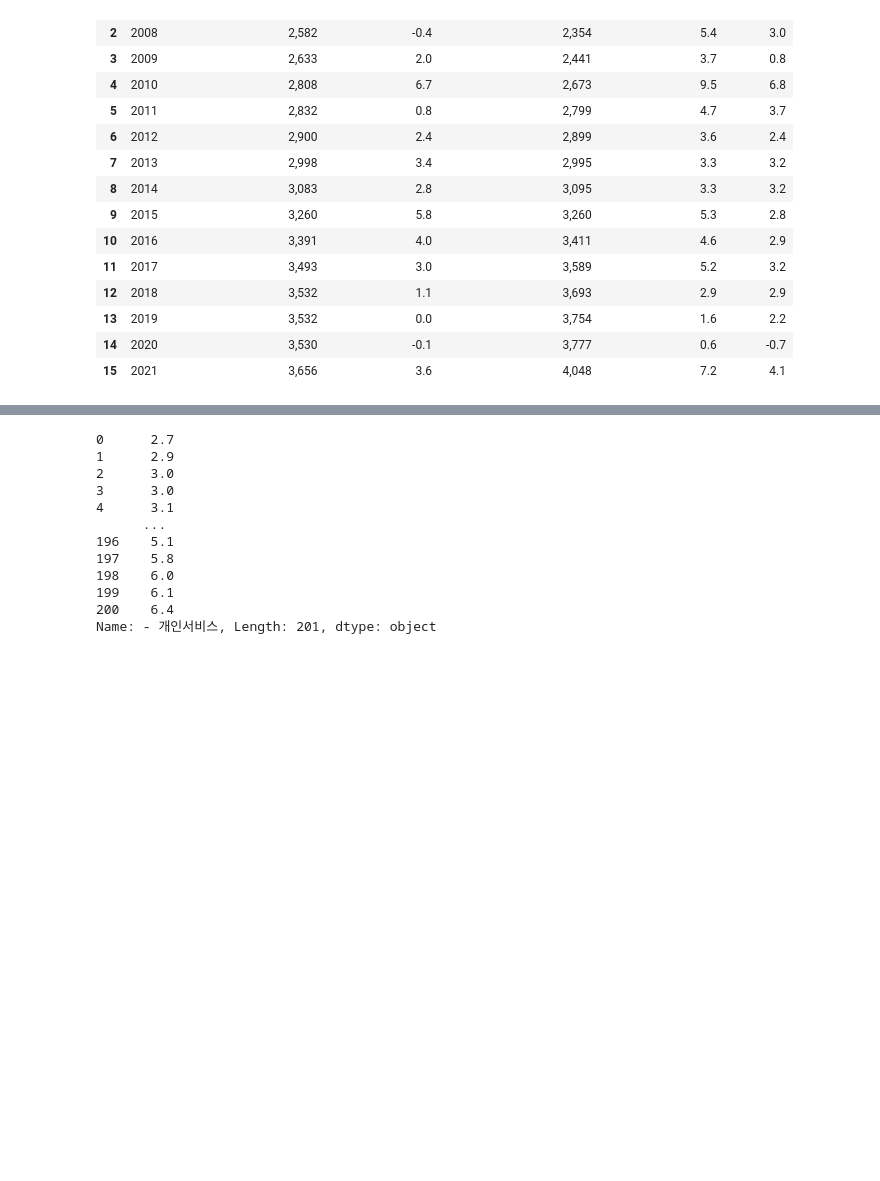
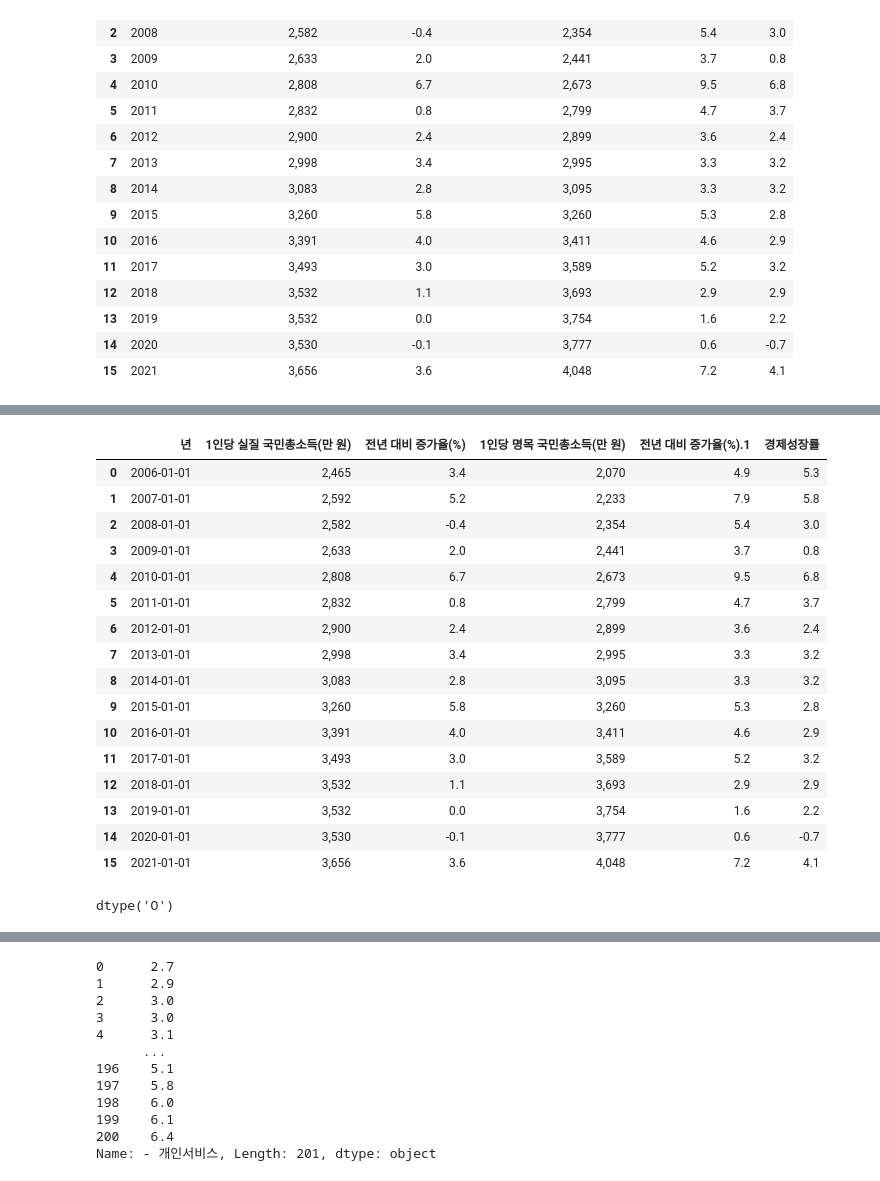
Before and after one commit to Ohjinseo2022/Showmeeverything, a Jupyter notebook: 시각화프로젝트전처리.ipynb, the cells around one changed output, grey strips where cells are left out. Cells and saved outputs as stored; diff of their text form; code cells hidden in the pictures; blank space fills up the shorter version.

```diff
--- a/시각화프로젝트전처리.ipynb
+++ b/시각화프로젝트전처리.ipynb
@@ -412,0 +416,6 @@ result.to_csv("/content/drive/MyDrive/시각화프로젝
+# %%
+file0 = pd.read_csv(forder_name+files[0])
+
+for i in range(file0['년'].count()):
+  file0['년'][i] = str(file0['년'][i])+"-01-01"
+file0.to_csv("/content/drive/MyDrive/시각화프로젝트/실질GDP_경제성장률.csv",index=False,encoding = 'utf-8')
@@ -412,0 +431,24 @@ result.to_csv("/content/drive/MyDrive/시각화프로젝
+# %%
+file0
+# %% [output]
+|  | 년 | 1인당 실질 국민총소득(만 원) | 전년 대비 증가율(%) | 1인당 명목 국민총소득(만 원) | 전년 대비 증가율(%).1 | 경제성장률 |
+| 0 | 2006-01-01 | 2,465 | 3.4 | 2,070 | 4.9 | 5.3 |
+| 1 | 2007-01-01 | 2,592 | 5.2 | 2,233 | 7.9 | 5.8 |
+| 2 | 2008-01-01 | 2,582 | -0.4 | 2,354 | 5.4 | 3.0 |
+| 3 | 2009-01-01 | 2,633 | 2.0 | 2,441 | 3.7 | 0.8 |
+| 4 | 2010-01-01 | 2,808 | 6.7 | 2,673 | 9.5 | 6.8 |
+| 5 | 2011-01-01 | 2,832 | 0.8 | 2,799 | 4.7 | 3.7 |
+| 6 | 2012-01-01 | 2,900 | 2.4 | 2,899 | 3.6 | 2.4 |
+| 7 | 2013-01-01 | 2,998 | 3.4 | 2,995 | 3.3 | 3.2 |
+| 8 | 2014-01-01 | 3,083 | 2.8 | 3,095 | 3.3 | 3.2 |
+| 9 | 2015-01-01 | 3,260 | 5.8 | 3,260 | 5.3 | 2.8 |
+| 10 | 2016-01-01 | 3,391 | 4.0 | 3,411 | 4.6 | 2.9 |
+| 11 | 2017-01-01 | 3,493 | 3.0 | 3,589 | 5.2 | 3.2 |
+| 12 | 2018-01-01 | 3,532 | 1.1 | 3,693 | 2.9 | 2.9 |
+| 13 | 2019-01-01 | 3,532 | 0.0 | 3,754 | 1.6 | 2.2 |
+| 14 | 2020-01-01 | 3,530 | -0.1 | 3,777 | 0.6 | -0.7 |
+| 15 | 2021-01-01 | 3,656 | 3.6 | 4,048 | 7.2 | 4.1 |
+# %%
+file0['년'].dtype
+# %% [output]
+dtype('O')
```
Also changed, not shown: parts of 11 cells of this notebook.
